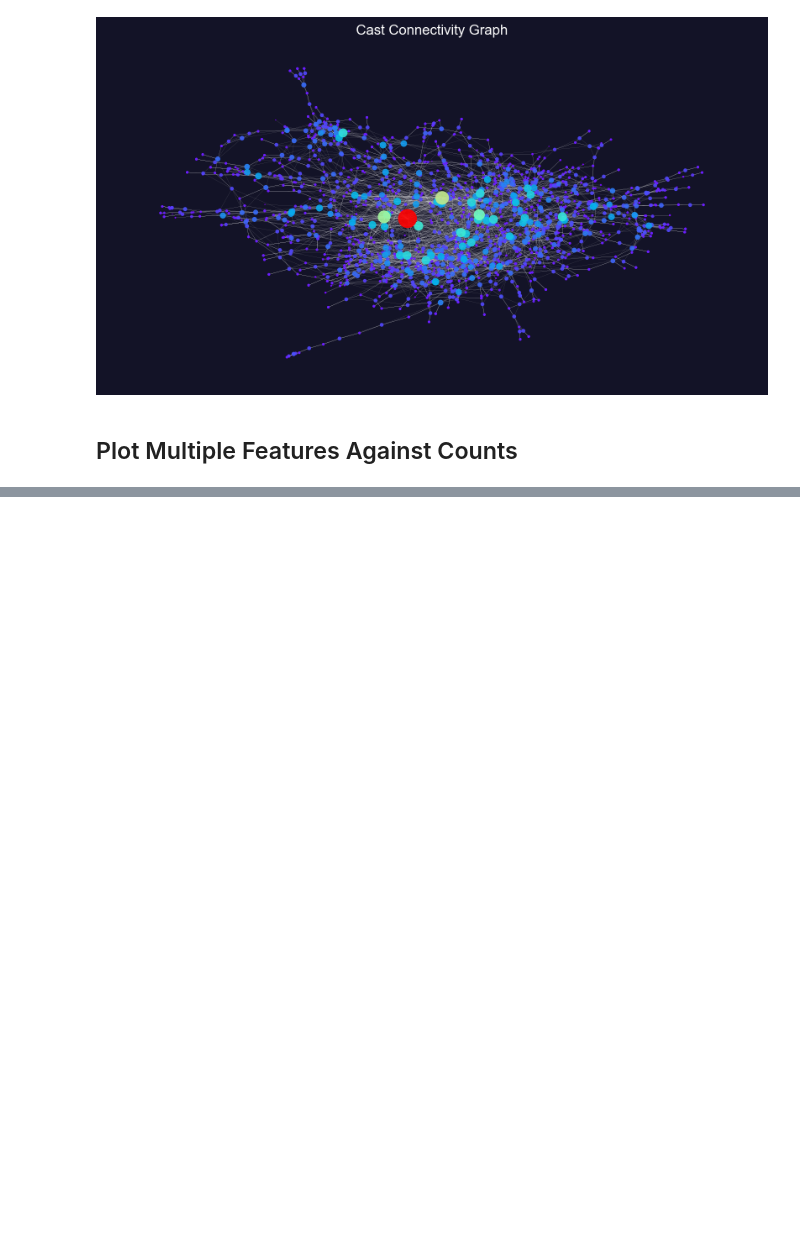
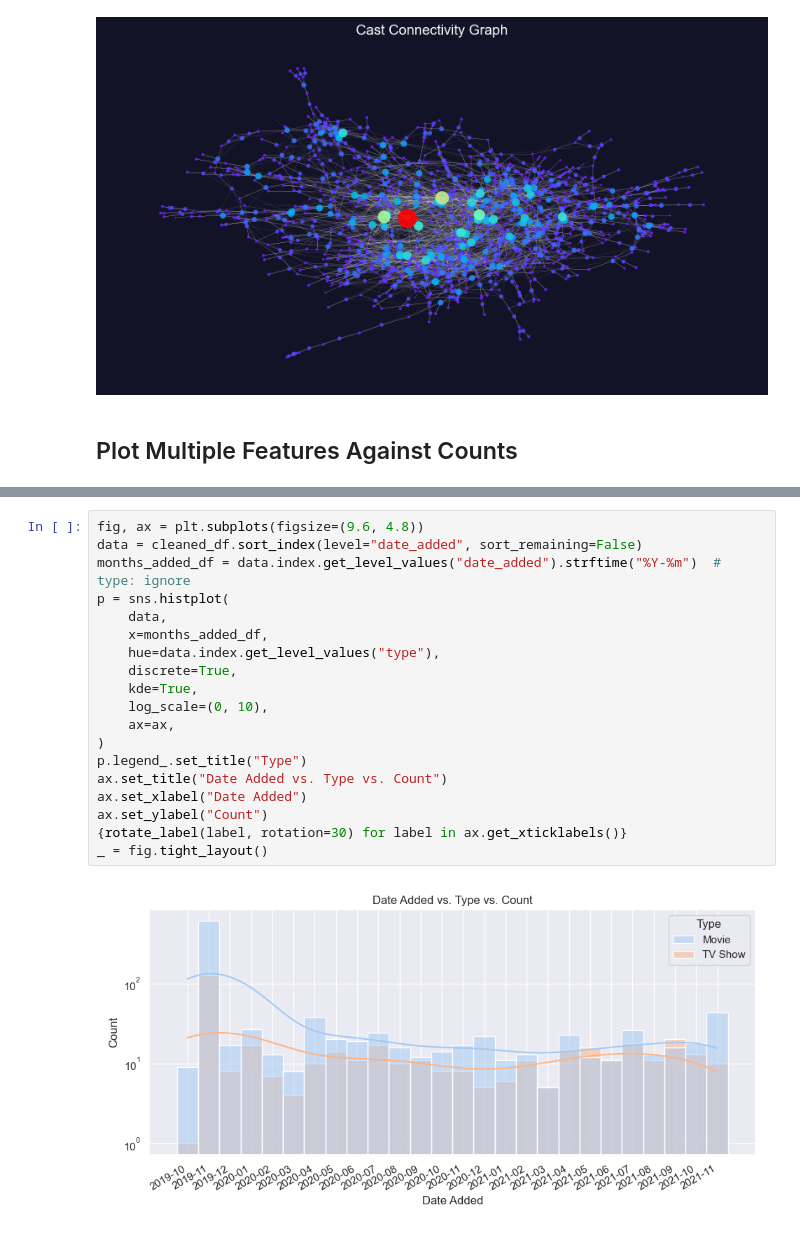
Before and after one commit to dvnatanael/data5006-data-analysis, a Jupyter notebook: Tiny_Data_Analysis_Disney+.ipynb, the cells around one changed output, grey strips where cells are left out. Saved outputs shown, nothing was run; the diff lists cells and outputs as text; blank space fills up the shorter version.

Commit message:
feat: add plot for show (`date_added`, `type`)

```diff
--- a/Tiny_Data_Analysis_Disney+.ipynb
+++ b/Tiny_Data_Analysis_Disney+.ipynb
@@ -432,3 +432,24 @@ axs[1].set_ylabel("Count")
 _ = fig.tight_layout()
 # %% [output]
 [figure]
+# %%
+fig, ax = plt.subplots(figsize=(9.6, 4.8))
+data = cleaned_df.sort_index(level="date_added", sort_remaining=False)
+months_added_df = data.index.get_level_values("date_added").strftime("%Y-%m")  # type: ignore
+p = sns.histplot(
+    data,
+    x=months_added_df,
+    hue=data.index.get_level_values("type"),
+    discrete=True,
+    kde=True,
+    log_scale=(0, 10),
+    ax=ax,
+)
+p.legend_.set_title("Type")
+ax.set_title("Date Added vs. Type vs. Count")
+ax.set_xlabel("Date Added")
+ax.set_ylabel("Count")
+{rotate_label(label, rotation=30) for label in ax.get_xticklabels()}
+_ = fig.tight_layout()
+# %% [output]
+[figure, added]
```
Also changed, not shown: parts of 11 cells of this notebook, 1 other file.
